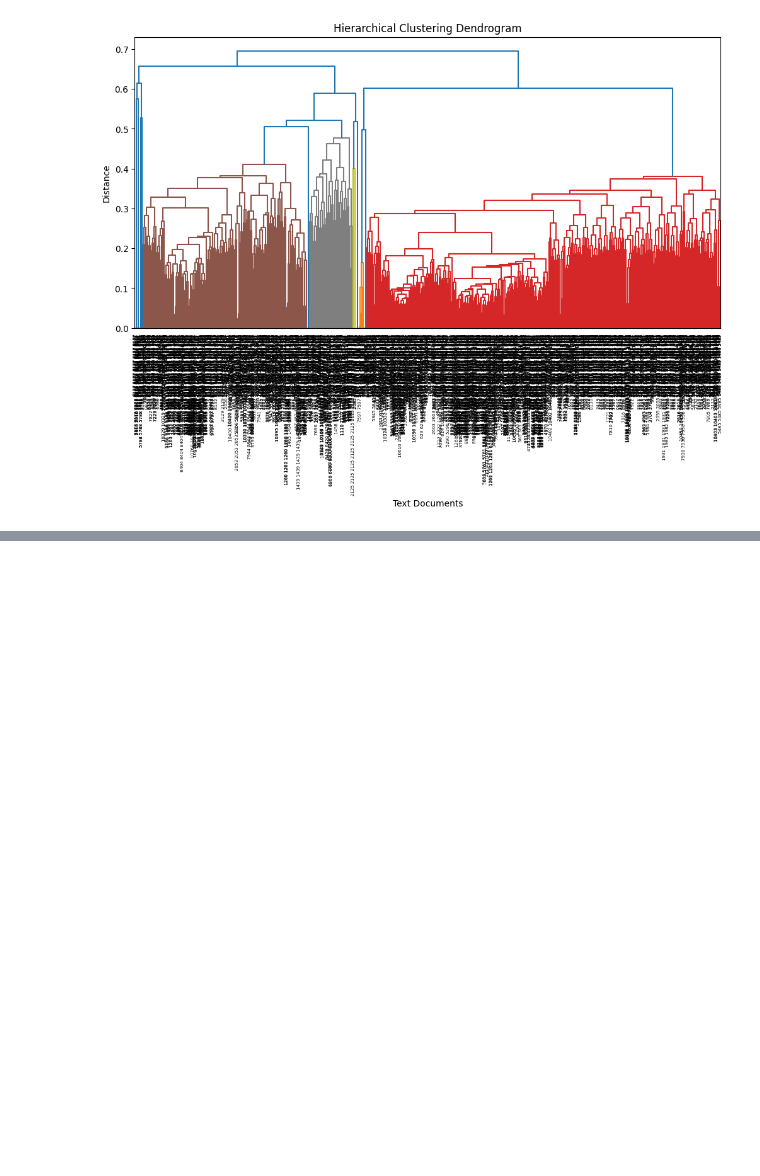
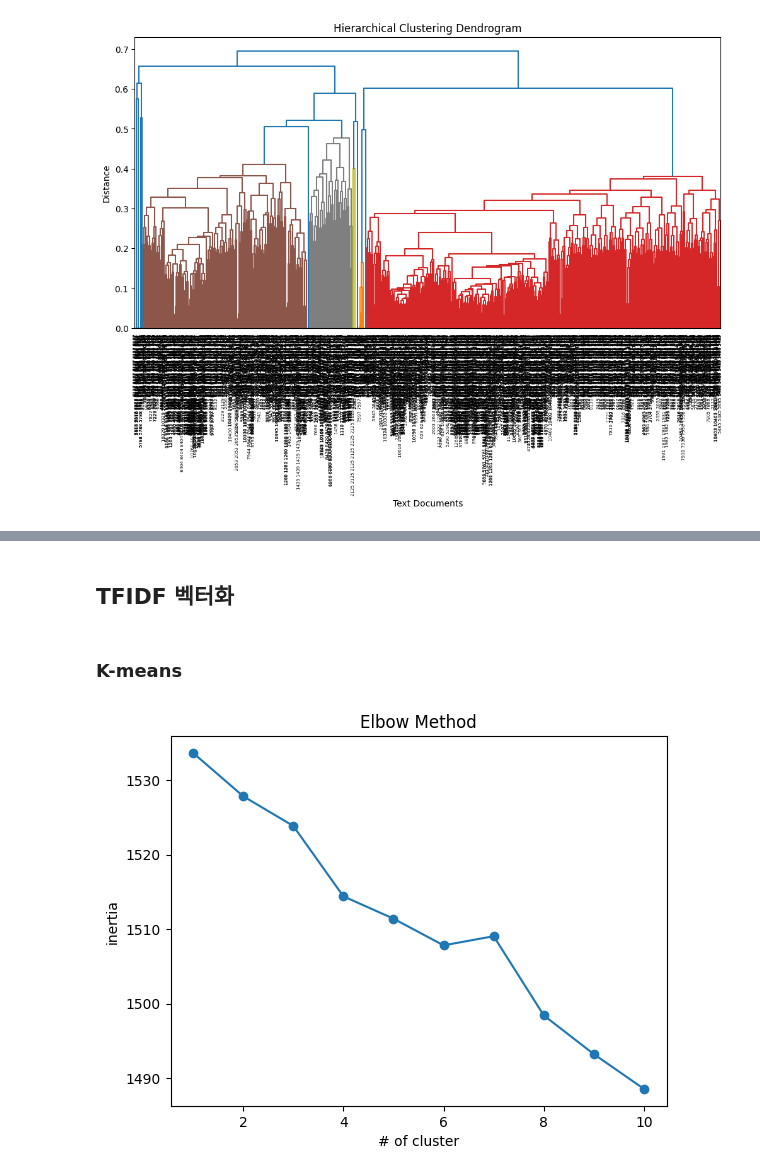
Before and after one commit to boostcampaitech6/level2-dkt-recsys-02, a Jupyter notebook: notebooks/psa/Tag clustering.ipynb, the cells around one changed output, grey strips where cells are left out. Drawn from its saved outputs; the diff is of its cells as text; code cells hidden in the pictures; blank space fills up the shorter version.

Commit message:
EDA : modify Tag clustering.ipynb

```diff
--- a/notebooks/psa/Tag clustering.ipynb
+++ b/notebooks/psa/Tag clustering.ipynb
@@ -278,0 +283,3 @@ plt.show()
+# %%
+df_tag = pd.read_csv('./Tag_deduplication.csv', index_col='Unnamed: 0')
+df_tag
@@ -278,0 +300,3 @@ plt.show()
+# %%
+df_tag['Tag'] = df_tag['Tag'].apply(lambda x: x.replace(',', ' '))
+df_tag
@@ -278,0 +317,31 @@ plt.show()
+# %% [markdown]
+## TFIDF 벡터화
+# %%
+# TF-IDF 벡터화
+vectorizer = TfidfVectorizer()
+X = vectorizer.fit_transform(df_tag['Tag'])
+# %% [markdown]
+### K-means
+# %%
+# 스케일링 파이프라인 설정
+scaler = MaxAbsScaler()
+pipeline = make_pipeline(vectorizer, scaler)
+
+# 클러스터 개수에 따른 응집도를 저장할 리스트
+inertia = []
+
+# 클러스터 개수를 1부터 10까지 변경하면서 K-means 모델을 학습하고 응집도를 계산
+for k in tqdm(range(1, 11)):
+    kmeans = KMeans(n_clusters=k, random_state=42)
+    pipeline.fit_transform(df_tag['Tag'])
+    kmeans.fit(X)
+    inertia.append(kmeans.inertia_)
+
+# Elbow Method를 통해 적절한 클러스터 개수 찾기
+plt.plot(range(1, 11), inertia, marker='o')
+plt.xlabel('# of cluster')
+plt.ylabel('inertia')
+plt.title('Elbow Method')
+plt.show()
+# %% [output]
+[figure, added]
```
Also changed, not shown: parts of 24 cells of this notebook.
